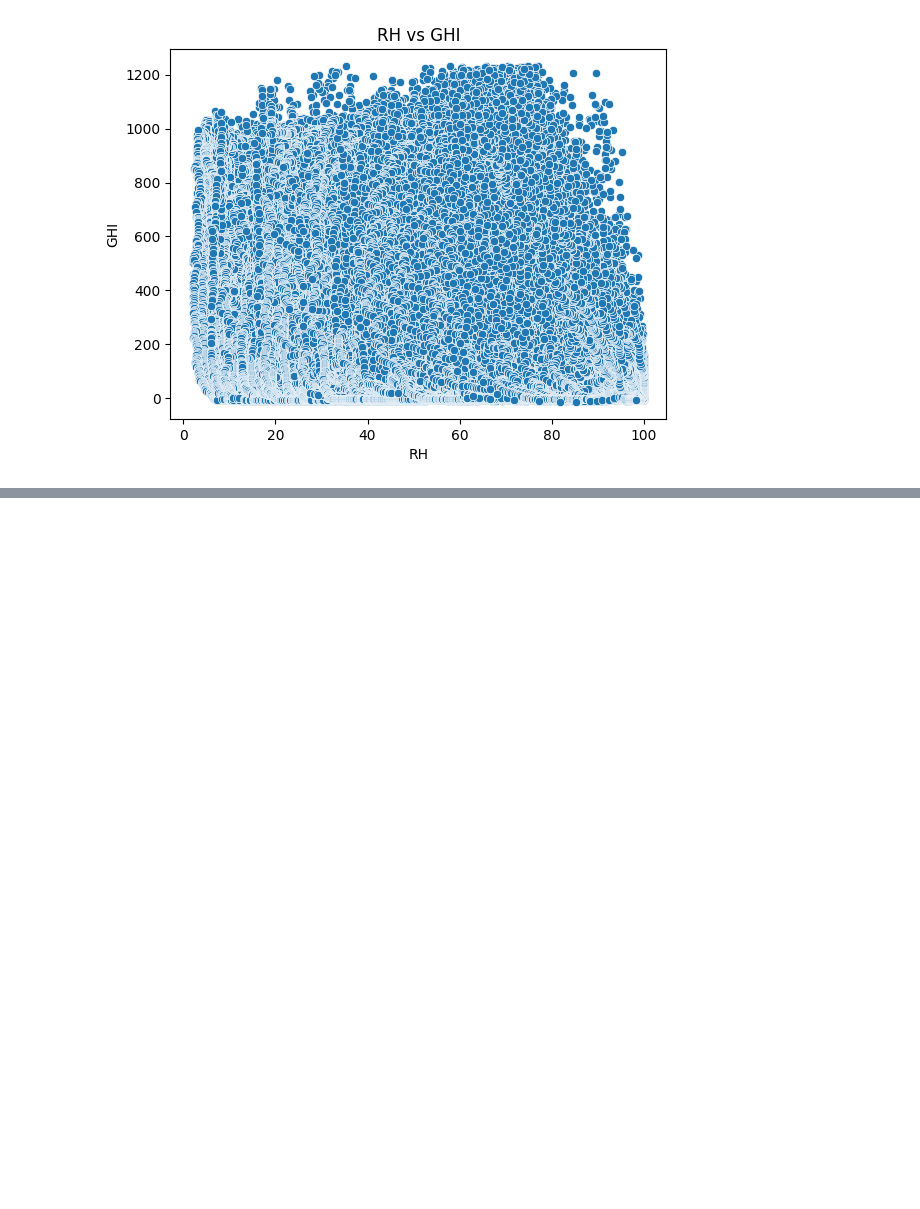
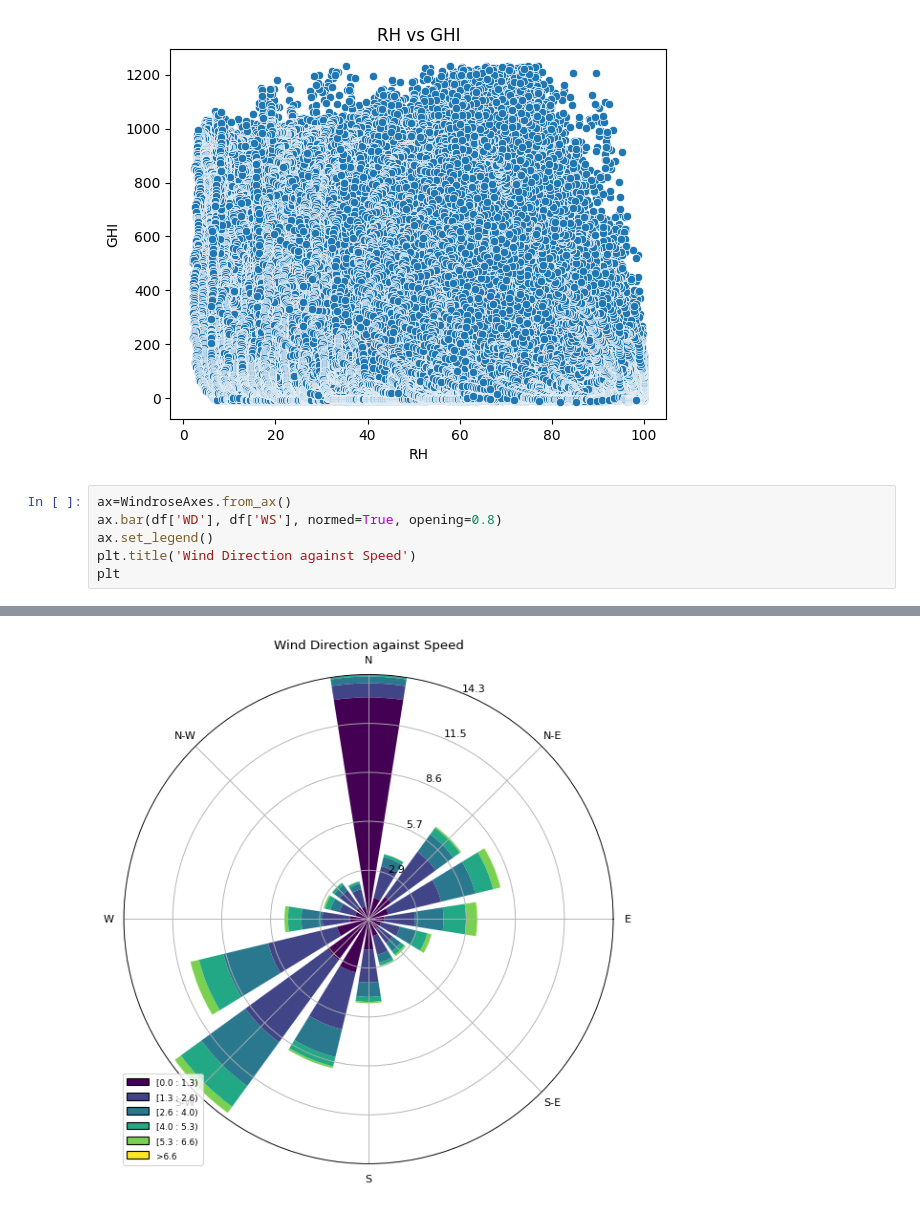
Before and after one commit to Becky-Chala/solar-challenge-week1, a Jupyter notebook: benin_eda.ipynb, the cells around one changed output, grey strips where cells are left out. Drawn from its saved outputs; the diff is of its cells as text; blank space fills up the shorter version.

```diff
--- a/benin_eda.ipynb
+++ b/benin_eda.ipynb
@@ -281,3 +296,10 @@ plt.title('RH vs GHI')
 plt.show()
 # %% [output]
 [figure]
+# %%
+ax=WindroseAxes.from_ax()
+ax.bar(df['WD'], df['WS'], normed=True, opening=0.8)
+ax.set_legend()
+plt.title('Wind Direction against Speed')
+plt
+# %% [output]
@@ -283,0 +307 @@ plt.show()
+[figure, added]
```
Also changed, not shown: parts of 19 cells of this notebook.
